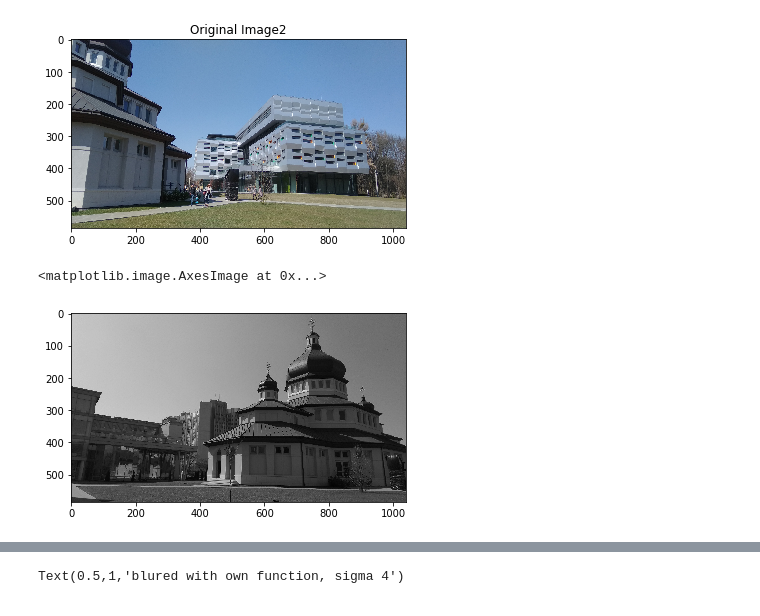
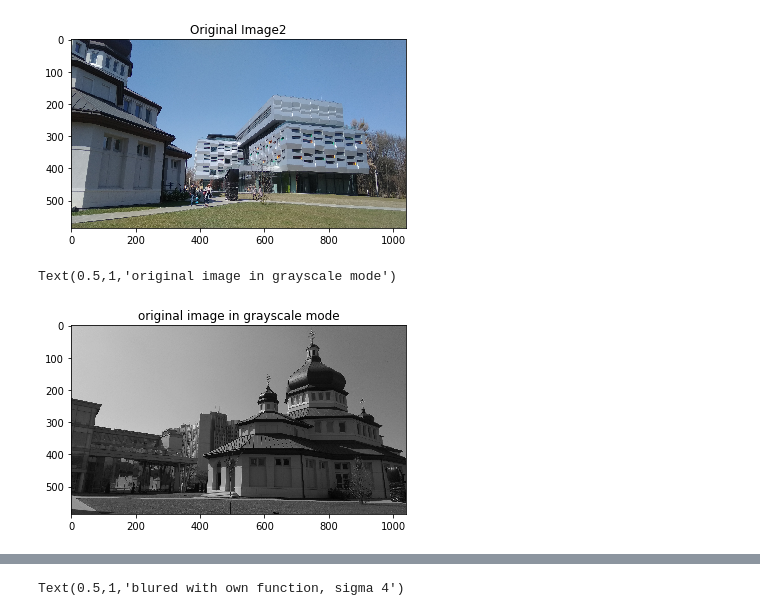
Before and after one commit to nazariyb/ImageStitching, a Jupyter notebook: examples/SIFT/SIFT.ipynb, the cells around one changed output, grey strips where cells are left out. Drawn from its saved outputs; the diff is of its cells as text; code cells hidden in the pictures.

```diff
--- a/examples/SIFT/SIFT.ipynb
+++ b/examples/SIFT/SIFT.ipynb
@@ -27,7 +24,8 @@ plt.title('Original Image2')
 Text(0.5,1,'Original Image2')
 [figure]
 # %%
-plt.imshow(img1, cmap='gray') # not blured
+plt.imshow(img1, cmap='gray')
+plt.title('original image in grayscale mode')
 # %% [output]
-<matplotlib.image.AxesImage at 0x...>
+Text(0.5,1,'original image in grayscale mode')
-[figure, old version]
+[figure, new version]
```
Also changed, not shown: parts of 12 cells of this notebook.
